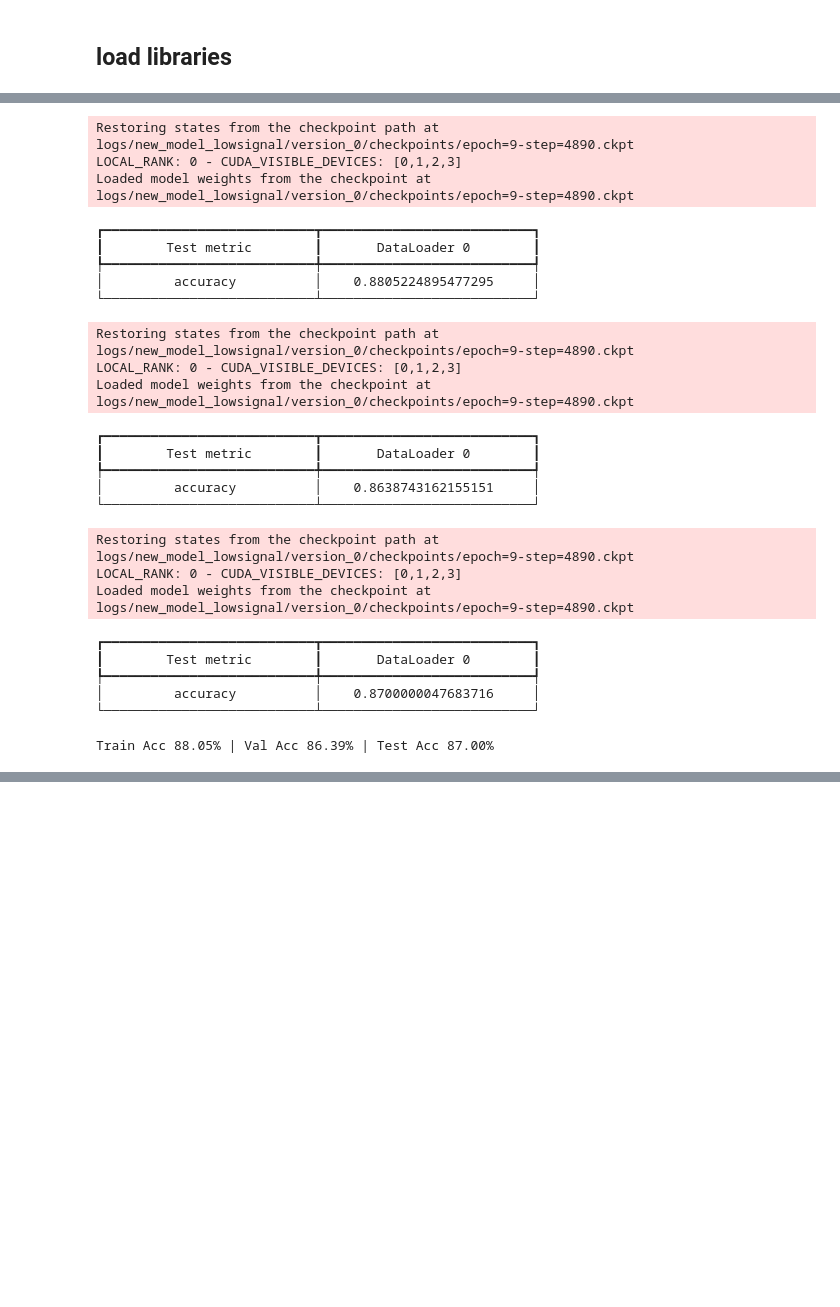
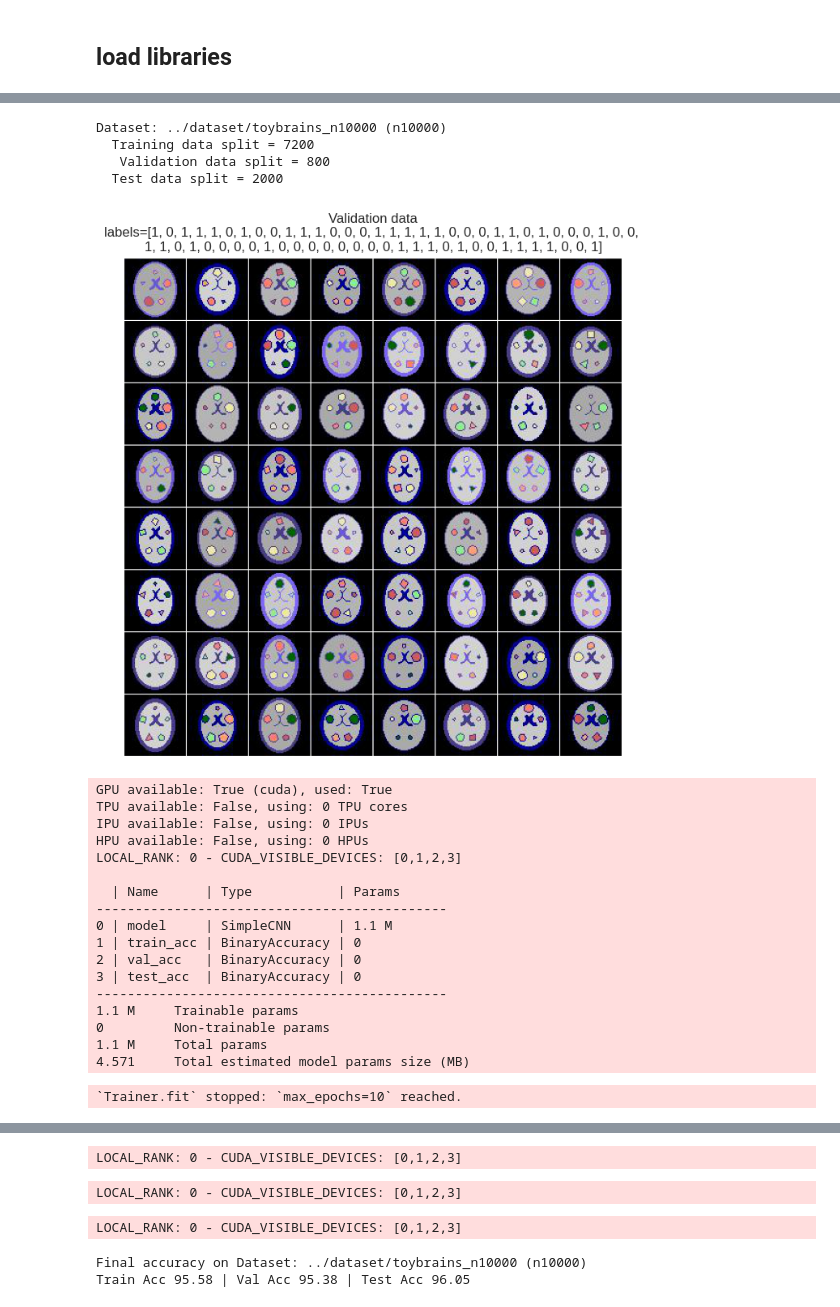
Before and after one commit to RoshanRane/toybrains, a Jupyter notebook: analysis/supervised_learning.ipynb, the cells around one changed output, grey strips where cells are left out. Saved outputs shown, nothing was run; the diff lists cells and outputs as text; code cells hidden in the pictures; blank space fills up the shorter version.

```diff
--- a/analysis/supervised_learning.ipynb
+++ b/analysis/supervised_learning.ipynb
@@ -27,2 +83,2 @@ cuda02                      Wed Oct 18 15:48:47 2023  535.104.12
 # %%
-GPUs = [1]
+GPUs = [2]
@@ -441,36 +85,34 @@ LOCAL_RANK: 0 - CUDA_VISIBLE_DEVICES: [0,1,2,3]
-# %%
-train_acc = trainer.test(dataloaders=train_loader)[0]["accuracy"]
-val_acc = trainer.test(dataloaders=val_loader)[0]["accuracy"]
-test_acc = trainer.test(dataloaders=test_loader)[0]["accuracy"]
-
-print(
-    f"Train Acc {train_acc*100:.2f}%"
-    f" | Val Acc {val_acc*100:.2f}%"
-    f" | Test Acc {test_acc*100:.2f}%"
-)
-# %% [output]
-Restoring states from the checkpoint path at logs/new_model_lowsignal/version_0/checkpoints/epoch=9-step=4890.ckpt
-LOCAL_RANK: 0 - CUDA_VISIBLE_DEVICES: [0,1,2,3]
-Loaded model weights from the checkpoint at logs/new_model_lowsignal/version_0/checkpoints/epoch=9-step=4890.ckpt
-┏━━━━━━━━━━━━━━━━━━━━━━━━━━━┳━━━━━━━━━━━━━━━━━━━━━━━━━━━┓
-┃        Test metric        ┃       DataLoader 0        ┃
-┡━━━━━━━━━━━━━━━━━━━━━━━━━━━╇━━━━━━━━━━━━━━━━━━━━━━━━━━━┩
-│         accuracy          │    0.8805224895477295     │
-└───────────────────────────┴───────────────────────────┘
-Restoring states from the checkpoint path at logs/new_model_lowsignal/version_0/checkpoints/epoch=9-step=4890.ckpt
-LOCAL_RANK: 0 - CUDA_VISIBLE_DEVICES: [0,1,2,3]
-Loaded model weights from the checkpoint at logs/new_model_lowsignal/version_0/checkpoints/epoch=9-step=4890.ckpt
-┏━━━━━━━━━━━━━━━━━━━━━━━━━━━┳━━━━━━━━━━━━━━━━━━━━━━━━━━━┓
-┃        Test metric        ┃       DataLoader 0        ┃
-┡━━━━━━━━━━━━━━━━━━━━━━━━━━━╇━━━━━━━━━━━━━━━━━━━━━━━━━━━┩
-│         accuracy          │    0.8638743162155151     │
-└───────────────────────────┴───────────────────────────┘
-Restoring states from the checkpoint path at logs/new_model_lowsignal/version_0/checkpoints/epoch=9-step=4890.ckpt
-LOCAL_RANK: 0 - CUDA_VISIBLE_DEVICES: [0,1,2,3]
-Loaded model weights from the checkpoint at logs/new_model_lowsignal/version_0/checkpoints/epoch=9-step=4890.ckpt
-┏━━━━━━━━━━━━━━━━━━━━━━━━━━━┳━━━━━━━━━━━━━━━━━━━━━━━━━━━┓
-┃        Test metric        ┃       DataLoader 0        ┃
-┡━━━━━━━━━━━━━━━━━━━━━━━━━━━╇━━━━━━━━━━━━━━━━━━━━━━━━━━━┩
-│         accuracy          │    0.8700000047683716     │
-└───────────────────────────┴───────────────────────────┘
-Train Acc 88.05% | Val Acc 86.39% | Test Acc 87.00%
+# %%
+label = "lbl_lesion"
+model = SimpleCNN(num_classes=2)
+# %%
+trainer, logger = fit_DL_model(
+                            DATASETS[0],
+                            label,
+                            model=model,
+                            GPUs=GPUs, max_epochs=10,
+                            show_batch=True)
+# %% [output]
+Dataset: ../dataset/toybrains_n10000 (n10000)
+  Training data split = 7200
+   Validation data split = 800
+  Test data split = 2000
+[figure, added]
+GPU available: True (cuda), used: True
+TPU available: False, using: 0 TPU cores
+IPU available: False, using: 0 IPUs
+HPU available: False, using: 0 HPUs
+LOCAL_RANK: 0 - CUDA_VISIBLE_DEVICES: [0,1,2,3]
+
+  | Name      | Type           | Params
+---------------------------------------------
+0 | model     | SimpleCNN      | 1.1 M
+1 | train_acc | BinaryAccuracy | 0
+2 | val_acc   | BinaryAccuracy | 0
+3 | test_acc  | BinaryAccuracy | 0
+---------------------------------------------
+1.1 M     Trainable params
+0         Non-trainable params
+1.1 M     Total params
+4.571     Total estimated model params size (MB)
+`Trainer.fit` stopped: `max_epochs=10` reached.
@@ -476,0 +120,5 @@ Train Acc 88.05% | Val Acc 86.39% | Test Acc 87.00%
+LOCAL_RANK: 0 - CUDA_VISIBLE_DEVICES: [0,1,2,3]
+LOCAL_RANK: 0 - CUDA_VISIBLE_DEVICES: [0,1,2,3]
+LOCAL_RANK: 0 - CUDA_VISIBLE_DEVICES: [0,1,2,3]
+Final accuracy on Dataset: ../dataset/toybrains_n10000 (n10000)
+Train Acc 95.58 | Val Acc 95.38 | Test Acc 96.05
```
Also changed, not shown: parts of 60 cells of this notebook, 2 other files.
